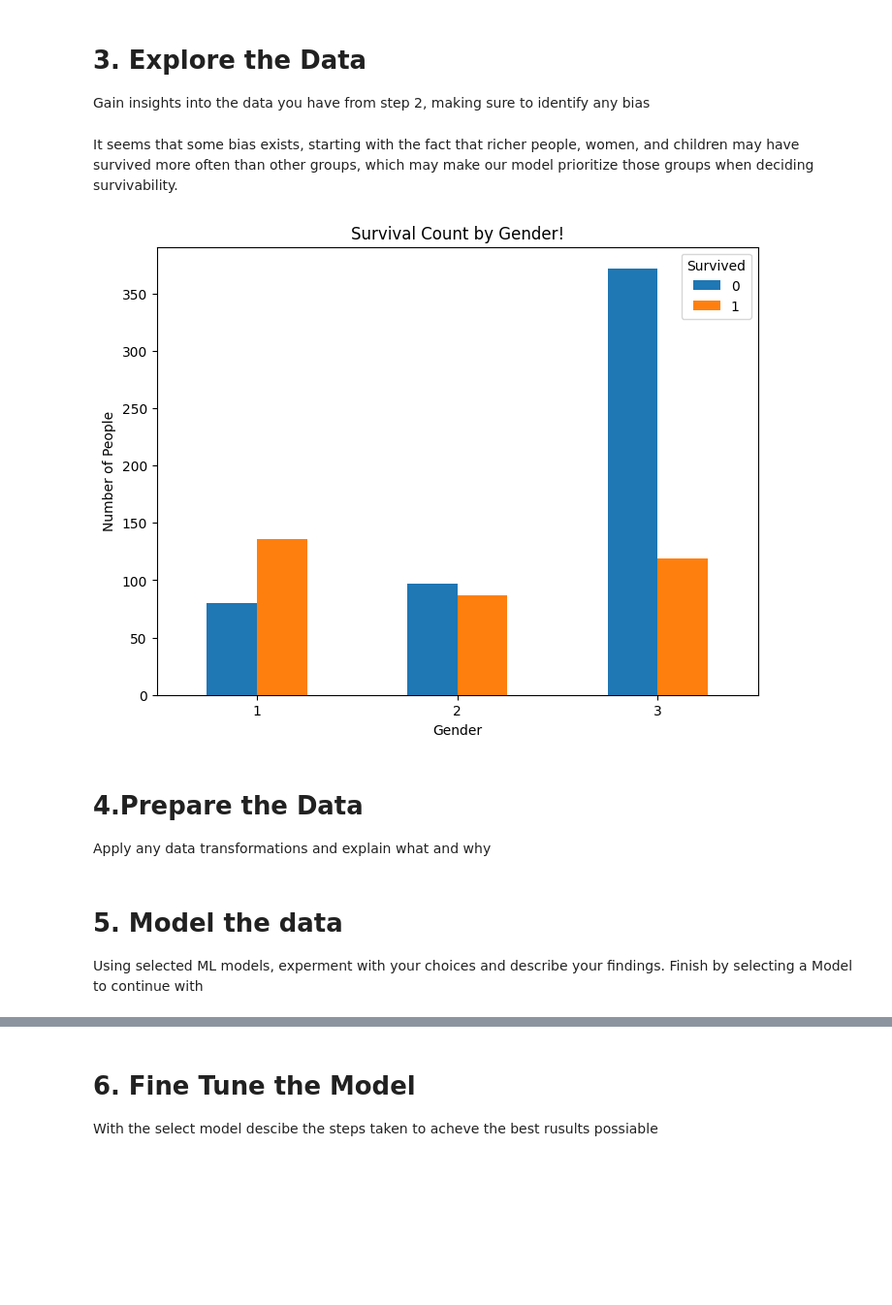
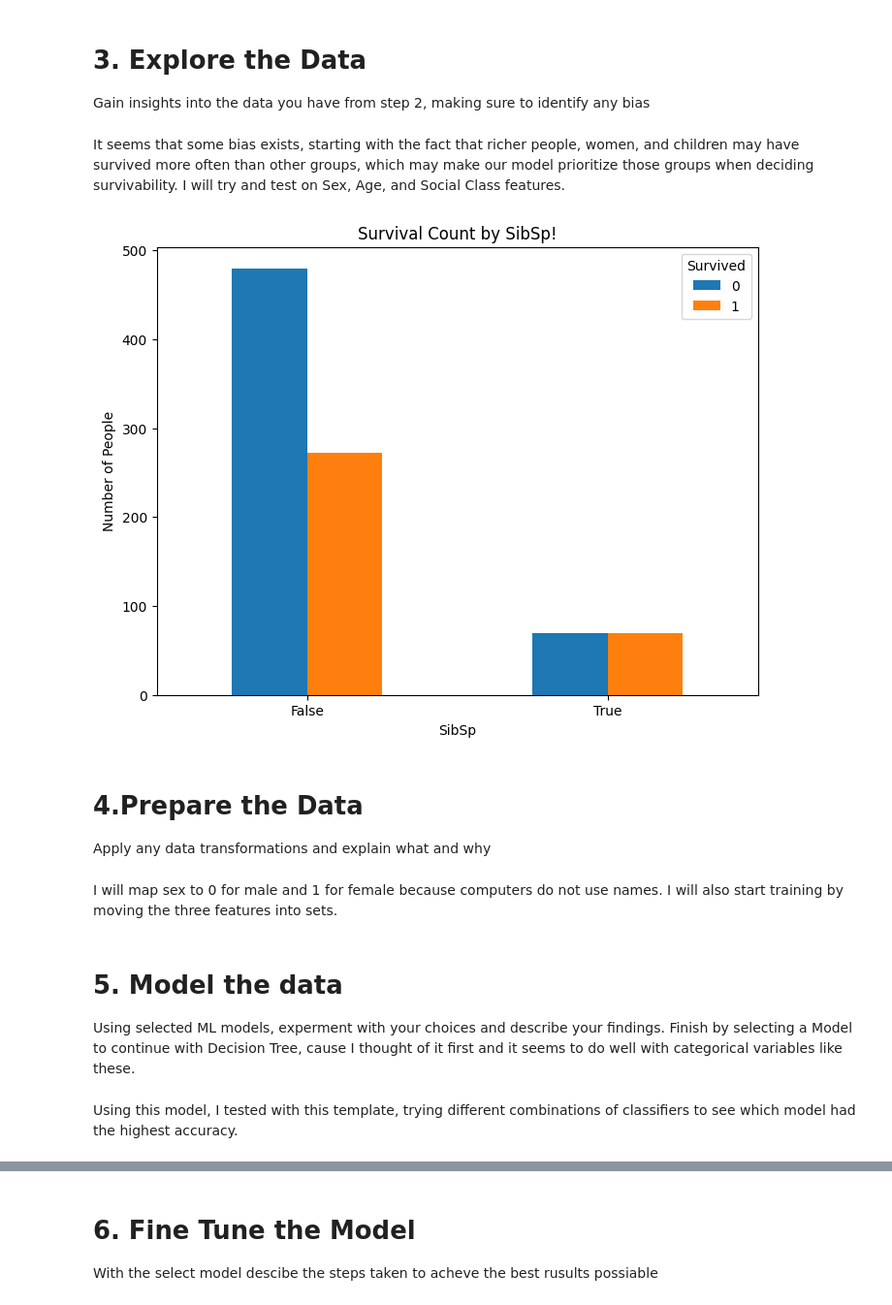
Before and after one commit to Anthony-Rod/ML, a Jupyter notebook: Project_1.ipynb, the cells around one changed output, grey strips where cells are left out. Shown at 97% size. Cells and saved outputs as stored; diff of their text form; code cells hidden in the pictures; blank space fills up the shorter version.

```diff
--- a/Project_1.ipynb
+++ b/Project_1.ipynb
@@ -35,23 +39,25 @@ df = pd.read_csv('data/titanic.csv')
 # 3. Explore the Data
 Gain insights into the data you have from step 2, making sure to identify any bias
 # %% [markdown]
-It seems that some bias exists, starting with the fact that richer people, women, and children may have survived more often than other groups, which may make our model prioritize those groups when deciding survivability.
+It seems that some bias exists, starting with the fact that richer people, women, and children may have survived more often than other groups, which may make our model prioritize those groups when deciding survivability. I will try and test on Sex, Age, and Social Class features.
 # %%
-survival_count = df.groupby(['Pclass', 'Survived']).size().unstack(fill_value=0)
+survival_count = df.groupby([df['Age']<=18, 'Survived']).size().unstack(fill_value=0)
 
 
 survival_count.plot(kind='bar', stacked=False, figsize=(8, 6))
-plt.xlabel('Gender')
+plt.xlabel('SibSp')
 plt.ylabel('Number of People')
-plt.title('Survival Count by Gender!')
+plt.title('Survival Count by SibSp!')
 plt.xticks(rotation=0)
 
 
 plt.show()
 # %% [output]
-[figure, old version]
+[figure, new version]
 # %% [markdown]
 # 4.Prepare the Data
 
 
 Apply any data transformations and explain what and why
+# %% [markdown]
+I will map sex to 0 for male and 1 for female because computers do not use names. I will also start training by moving the three features into sets.
@@ -58,3 +75,6 @@ Apply any data transformations and explain what and why
 # %% [markdown]
 # 5. Model the data
 Using selected ML models, experment with your choices and describe your findings. Finish by selecting a Model to continue with
+Decision Tree, cause I thought of it first and it seems to do well with categorical variables like these.
+# %% [markdown]
+Using this model, I tested with this template, trying different combinations of classifiers to see which model had the highest accuracy.
```
Also changed, not shown: parts of 7 cells of this notebook.
